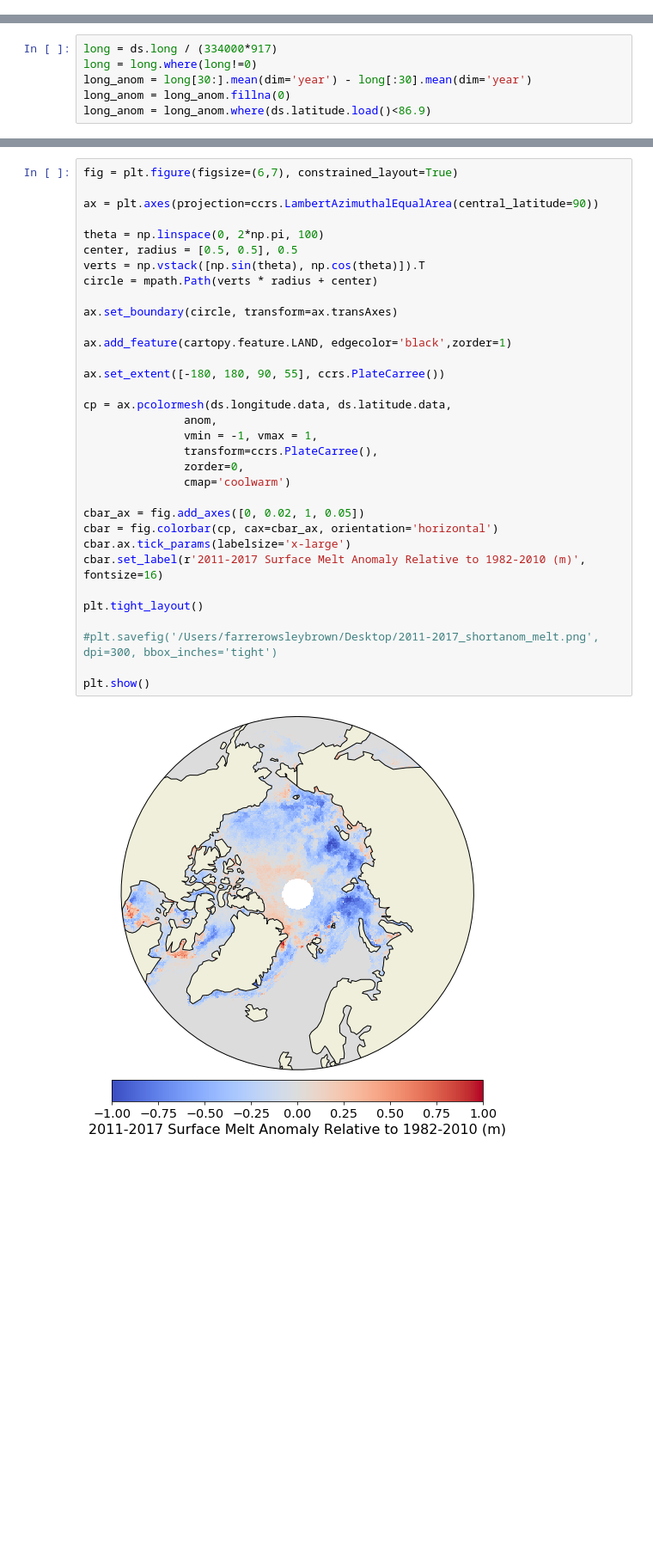
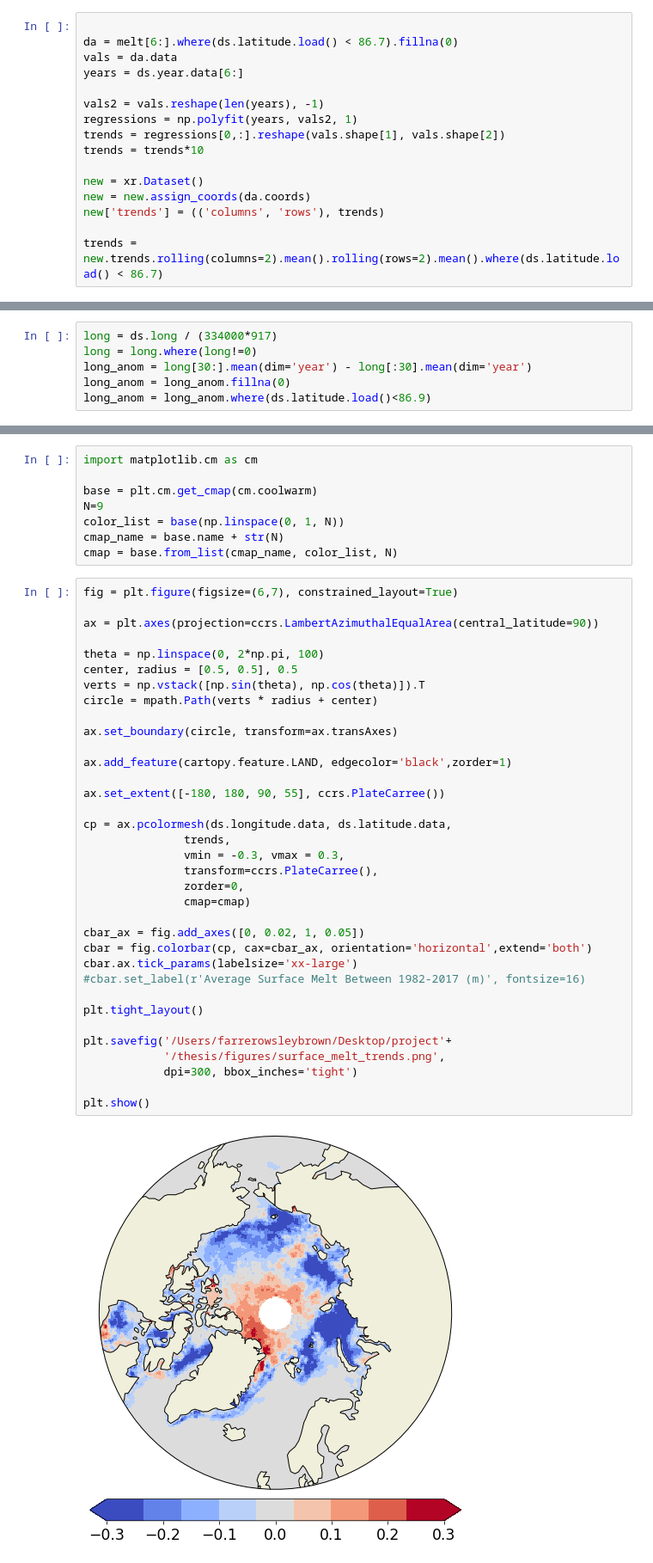
Before and after one commit to farr3r/arcticsurfacemelt, a Jupyter notebook: 2011-2017_anom.ipynb, the cells around one changed output, grey strips where cells are left out. Shown: that part at 86% size. Drawn from its saved outputs; the diff is of its cells as text; blank space fills up the shorter version.

```diff
--- a/2011-2017_anom.ipynb
+++ b/2011-2017_anom.ipynb
@@ -93,0 +100,16 @@ anom = anom.where(ds.latitude.load() < 86.9)
+# %%
+
+da = melt[6:].where(ds.latitude.load() < 86.7).fillna(0)
+vals = da.data
+years = ds.year.data[6:]
+
+vals2 = vals.reshape(len(years), -1)
+regressions = np.polyfit(years, vals2, 1)
+trends = regressions[0,:].reshape(vals.shape[1], vals.shape[2])
+trends = trends*10
+
+new = xr.Dataset()
+new = new.assign_coords(da.coords)
+new['trends'] = (('columns', 'rows'), trends)
+
+trends = new.trends.rolling(columns=2).mean().rolling(rows=2).mean().where(ds.latitude.load() < 86.7)
@@ -105,36 +142,46 @@ short_anom = short_anom.fillna(0)
 short_anom = short_anom.where(ds.latitude.load()<86.9)
+# %%
+import matplotlib.cm as cm
+
+base = plt.cm.get_cmap(cm.coolwarm)
+N=9
+color_list = base(np.linspace(0, 1, N))
+cmap_name = base.name + str(N)
+cmap = base.from_list(cmap_name, color_list, N)
 # %%
 fig = plt.figure(figsize=(6,7), constrained_layout=True)
 
 ax = plt.axes(projection=ccrs.LambertAzimuthalEqualArea(central_latitude=90))
 
 theta = np.linspace(0, 2*np.pi, 100)
 center, radius = [0.5, 0.5], 0.5
 verts = np.vstack([np.sin(theta), np.cos(theta)]).T
 circle = mpath.Path(verts * radius + center)
 
 ax.set_boundary(circle, transform=ax.transAxes)
 
 ax.add_feature(cartopy.feature.LAND, edgecolor='black',zorder=1)
 
 ax.set_extent([-180, 180, 90, 55], ccrs.PlateCarree())
 
 cp = ax.pcolormesh(ds.longitude.data, ds.latitude.data,
-               anom,
-               vmin = -1, vmax = 1,
+               trends,
+               vmin = -0.3, vmax = 0.3,
                transform=ccrs.PlateCarree(),
                zorder=0,
-               cmap='coolwarm')
+               cmap=cmap)
 
 cbar_ax = fig.add_axes([0, 0.02, 1, 0.05])
-cbar = fig.colorbar(cp, cax=cbar_ax, orientation='horizontal')
-cbar.ax.tick_params(labelsize='x-large')
-cbar.set_label(r'2011-2017 Surface Melt Anomaly Relative to 1982-2010 (m)', fontsize=16)
+cbar = fig.colorbar(cp, cax=cbar_ax, orientation='horizontal',extend='both')
+cbar.ax.tick_params(labelsize='xx-large')
+#cbar.set_label(r'Average Surface Melt Between 1982-2017 (m)', fontsize=16)
 
 plt.tight_layout()
 
-#plt.savefig('/Users/farrerowsleybrown/Desktop/2011-2017_shortanom_melt.png', dpi=300, bbox_inches='tight')
+plt.savefig('/Users/farrerowsleybrown/Desktop/project'+
+            '/thesis/figures/surface_melt_trends.png',
+            dpi=300, bbox_inches='tight')
 
 plt.show()
 # %% [output]
-[figure, old version]
+[figure, new version]
```
Also changed, not shown: parts of 8 cells of this notebook, 1 other file.
